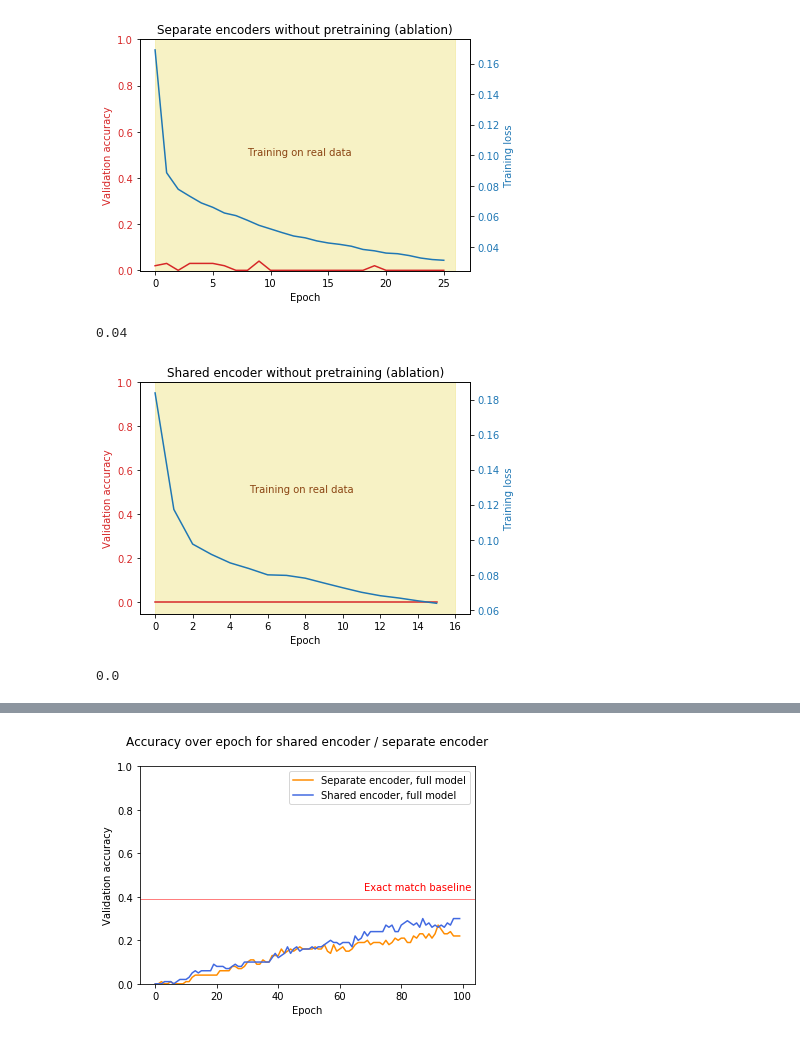
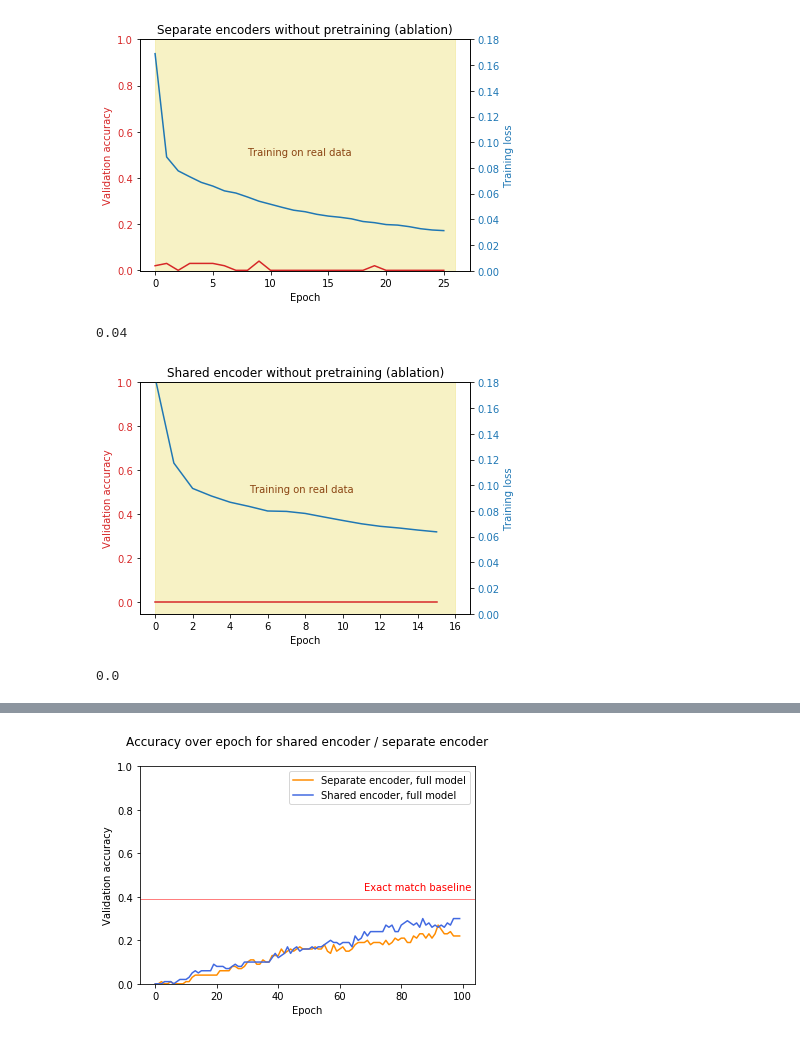
Before and after one commit to fshdnc/disease_normalization, a Jupyter notebook: src/expt_pretraining.ipynb, the cells around one changed output, grey strips where cells are left out. Cells and saved outputs as stored; diff of their text form; code cells hidden in the pictures.

```diff
--- a/src/expt_pretraining.ipynb
+++ b/src/expt_pretraining.ipynb
@@ -283,6 +295,7 @@ plt.text(8,0.5,'Training on real data',color='saddlebrown')
 
 
 ax2 = ax1.twinx()  # instantiate a second axes that shares the same x-axis
+ax2.set_ylim(0,0.18)
 
 color = 'tab:blue'
 ax2.set_ylabel('Training loss', color=color)  # we already handled the x-label with ax1
@@ -294,35 +307,36 @@ ax1.set_title('Separate encoders without pretraining (ablation)')
 plt.show()
 
 print('\n{0}\n'.format(max(acc_nopre_sep_abl_dev)))
 
 # 20190423-090055, no pretraining, architectue:shared encoder, ablation
 fig, ax1 = plt.subplots()
 
 color = 'tab:red'
 ax1.set_xlabel('Epoch')
 ax1.set_ylabel('Validation accuracy', color=color)
 ax1.plot(acc_nopre_shared_abl_dev, color=color)
 ax1.tick_params(axis='y', labelcolor=color)
 plt.ylim(top=1)
 plt.axvspan(0,len(acc_nopre_shared_abl_dev), color='khaki', alpha=0.5)
 plt.text(5,0.5,'Training on real data',color='saddlebrown')
 
 ax2 = ax1.twinx()  # instantiate a second axes that shares the same x-axis
+ax2.set_ylim(0,0.18)
 
 color = 'tab:blue'
 ax2.set_ylabel('Training loss', color=color)  # we already handled the x-label with ax1
 ax2.plot(trloss_nopre_shared_abl, color=color)
 ax2.tick_params(axis='y', labelcolor=color)
 
 fig.tight_layout()  # otherwise the right y-label is slightly clipped
 ax1.set_title('Shared encoder without pretraining (ablation)')
 plt.show()
 
 print('\n{0}\n'.format(max(acc_nopre_shared_abl_dev)))
 # %% [output]
-[figure, old version]
+[figure, new version]
 0.04
-[figure, old version]
+[figure, new version]
 0.0
 # %%
 %matplotlib inline
```
Also changed, not shown: parts of 5 cells of this notebook, 4 other files.
